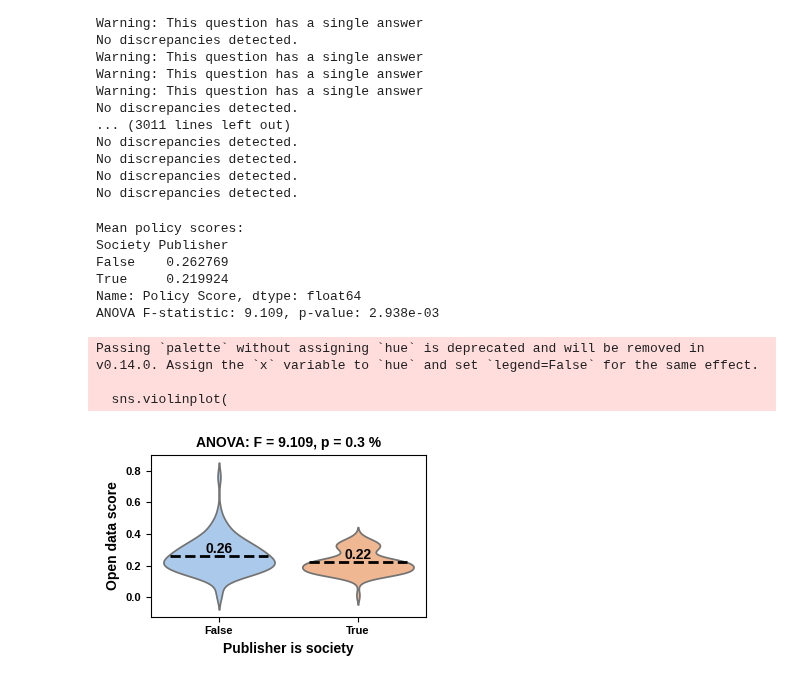
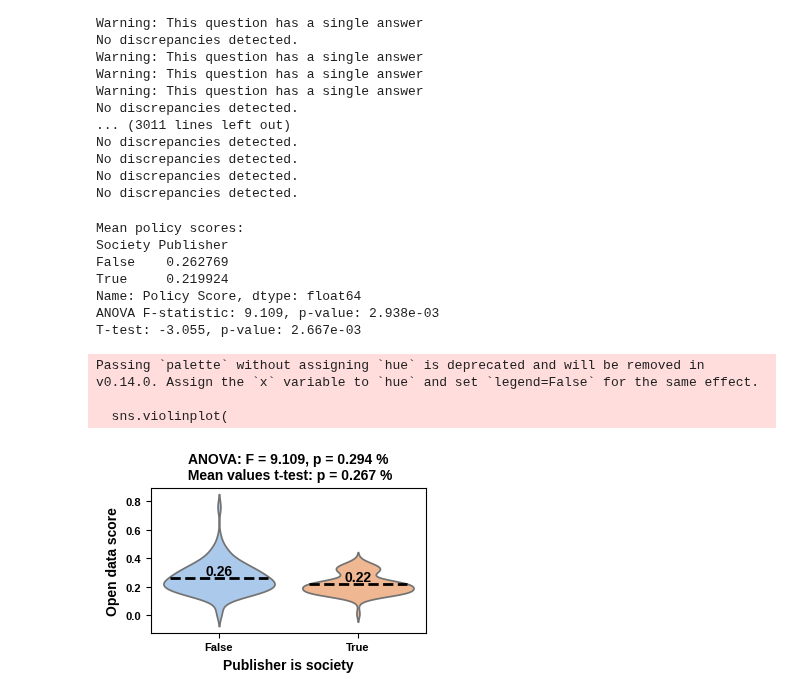
Before and after one commit to daemoncost/Journal-Research-Data-Policy, a Jupyter notebook: notebooks/exploration/analysis_policy_vs_society.ipynb, the cells around one changed output. Drawn from its saved outputs; the diff is of its cells as text; code cells hidden in the pictures.

Commit message:
Added t-test for mean values to plots

```diff
--- a/notebooks/exploration/analysis_policy_vs_society.ipynb
+++ b/notebooks/exploration/analysis_policy_vs_society.ipynb
@@ -103,6 +103,9 @@ non_society_scores = df[df['Society Publisher'] == False]['Policy Score']
 
 f_val, p_val = stats.f_oneway(society_scores, non_society_scores)
 print(f"ANOVA F-statistic: {f_val:.3f}, p-value: {p_val:.3e}")
+
+t_stat_1, p_val_1 = stats.ttest_ind(society_scores, non_society_scores, equal_var=False)
+print(f"T-test: {t_stat_1:.3f}, p-value: {p_val_1:.3e}")
 # %% [output]
 Mean policy scores:
 Society Publisher
@@ -110,12 +113,13 @@ False    0.262769
 True     0.219924
 Name: Policy Score, dtype: float64
 ANOVA F-statistic: 9.109, p-value: 2.938e-03
+T-test: -3.055, p-value: 2.667e-03
 # %%
 fig = plt.figure(figsize=(3.5, 2.5))
 
 palette = sns.color_palette("pastel")
 
-plt.title(f"ANOVA: F = {f_val:.3f}, p = {p_val*100:.1f} %")
+plt.title(f"ANOVA: F = {f_val:.3f}, p = {p_val*100:.3f} %\n Mean values t-test: p = {p_val_1*100:.3f} %")
 
 sns.violinplot(
     x='Society Publisher',
@@ -128,31 +132,31 @@ sns.violinplot(
 
 # Add text labels for the means
 for i, val in enumerate(means):
     violin_width = 0.8  # default width in sns.violinplot
     plt.hlines(
         y=val,
         xmin=i - violin_width/2 + 0.05,
         xmax=i + violin_width/2 - 0.05,
         colors='black',
         linewidth=2,
         linestyle='--'
     )
 
     plt.text(
         i,              # x position (0 for False, 1 for True)
         val + 0.02,     # y position slightly above the mean
         f'{val:.2f}',   # text with 2 decimal places
         horizontalalignment='center',
         fontweight='bold'
     )
 
 plt.xlabel("Publisher is society")
 plt.ylabel("Open data score")
 plt.tight_layout()
 
 fig.savefig("../../data/processed/policy_vs_society.pdf")
 # %% [output]
 Passing `palette` without assigning `hue` is deprecated and will be removed in v0.14.0. Assign the `x` variable to `hue` and set `legend=False` for the same effect.
 
   sns.violinplot(
-[figure, old version]
+[figure, new version]
```
Also changed, not shown: 3 other files.
